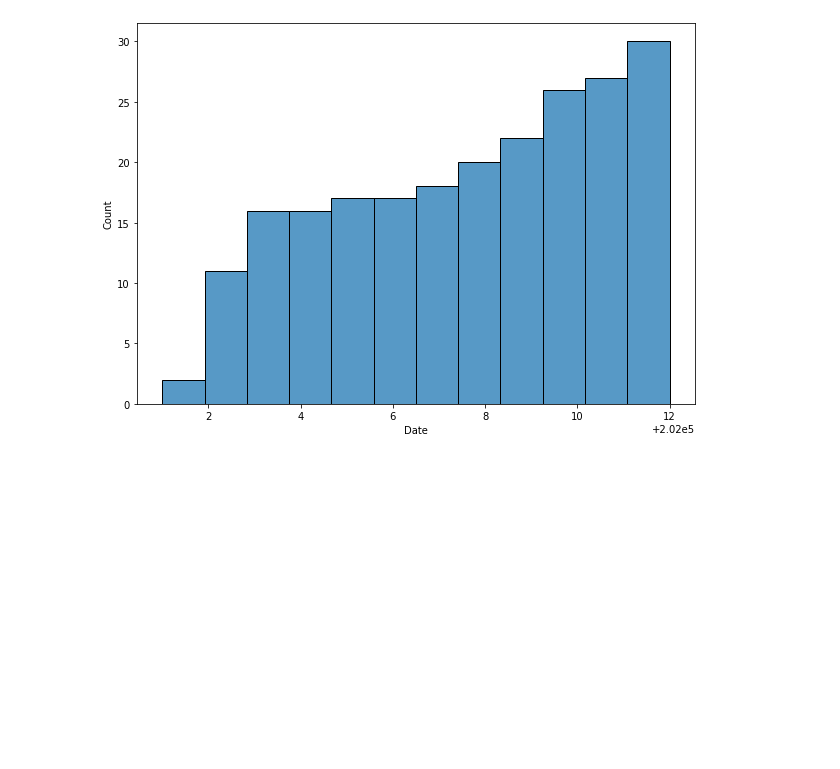
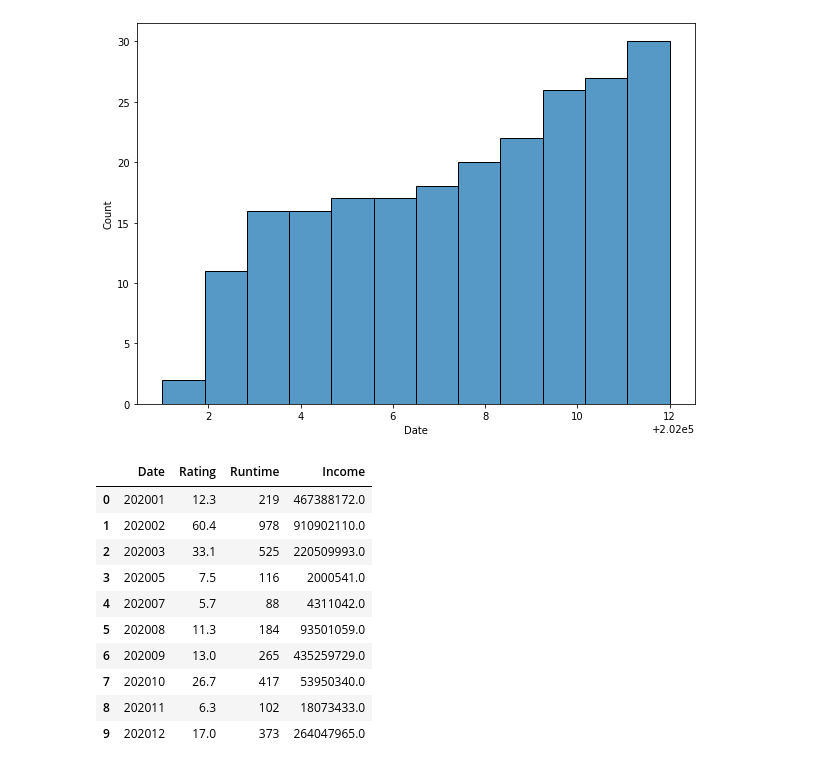
Before and after one commit to gabrielcgo/PROJETOBLUESUB, a Jupyter notebook: notebooks/playground/COVID_correlacao_Filmes2.ipynb, the cells around one changed output. Cells and saved outputs as stored; diff of their text form; code cells hidden in the pictures; blank space fills up the shorter version.

```diff
--- a/notebooks/playground/COVID_correlacao_Filmes2.ipynb
+++ b/notebooks/playground/COVID_correlacao_Filmes2.ipynb
@@ -105,3 +149,19 @@ sns.histplot(x = 'Date', data = movies3, stat = 'count', bins = 12, cumulative =
 # %% [output]
 <matplotlib.axes._subplots.AxesSubplot at 0x...>
 [figure]
+# %%
+movies4 = movies3.groupby(['Date']).sum().reset_index(drop=False)
+
+movies4.head(12)
+# %% [output]
+|  | Date | Rating | Runtime | Income |
+| 0 | 202001 | 12.3 | 219 | 467388172.0 |
+| 1 | 202002 | 60.4 | 978 | 910902110.0 |
+| 2 | 202003 | 33.1 | 525 | 220509993.0 |
+| 3 | 202005 | 7.5 | 116 | 2000541.0 |
+| 4 | 202007 | 5.7 | 88 | 4311042.0 |
+| 5 | 202008 | 11.3 | 184 | 93501059.0 |
+| 6 | 202009 | 13.0 | 265 | 435259729.0 |
+| 7 | 202010 | 26.7 | 417 | 53950340.0 |
+| 8 | 202011 | 6.3 | 102 | 18073433.0 |
+| 9 | 202012 | 17.0 | 373 | 264047965.0 |
```
Also changed, not shown: parts of 7 cells of this notebook.
